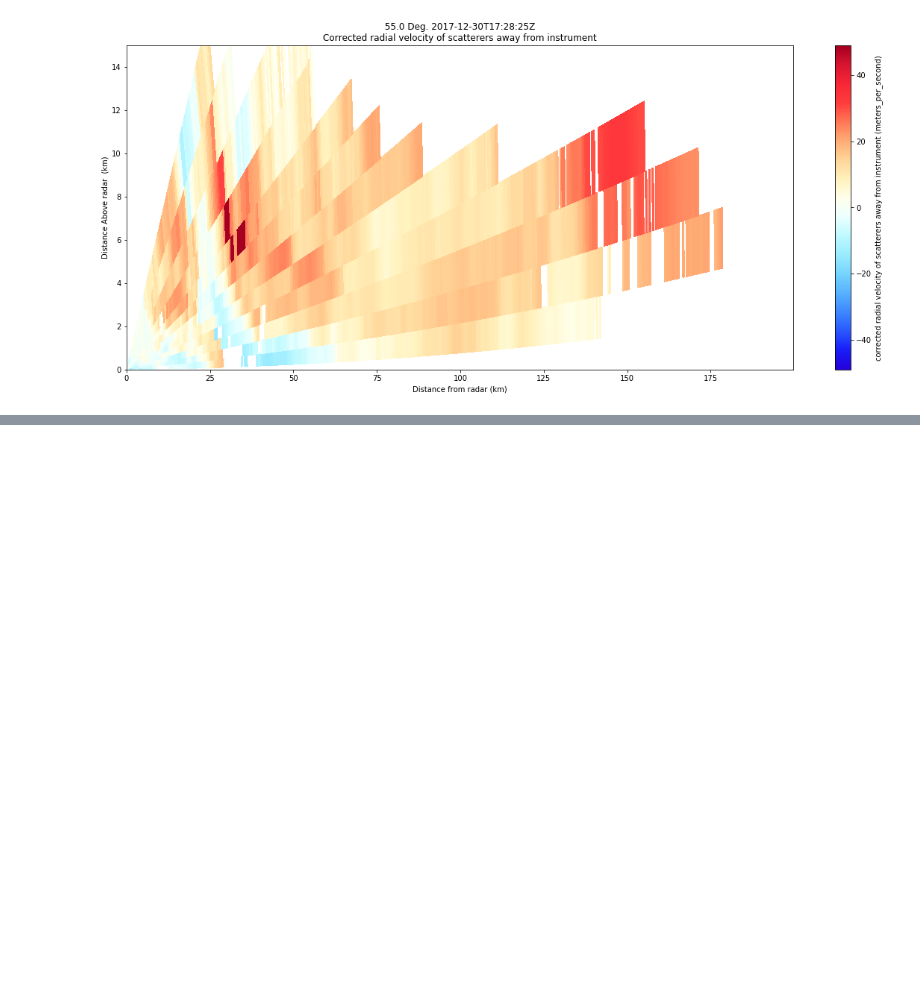
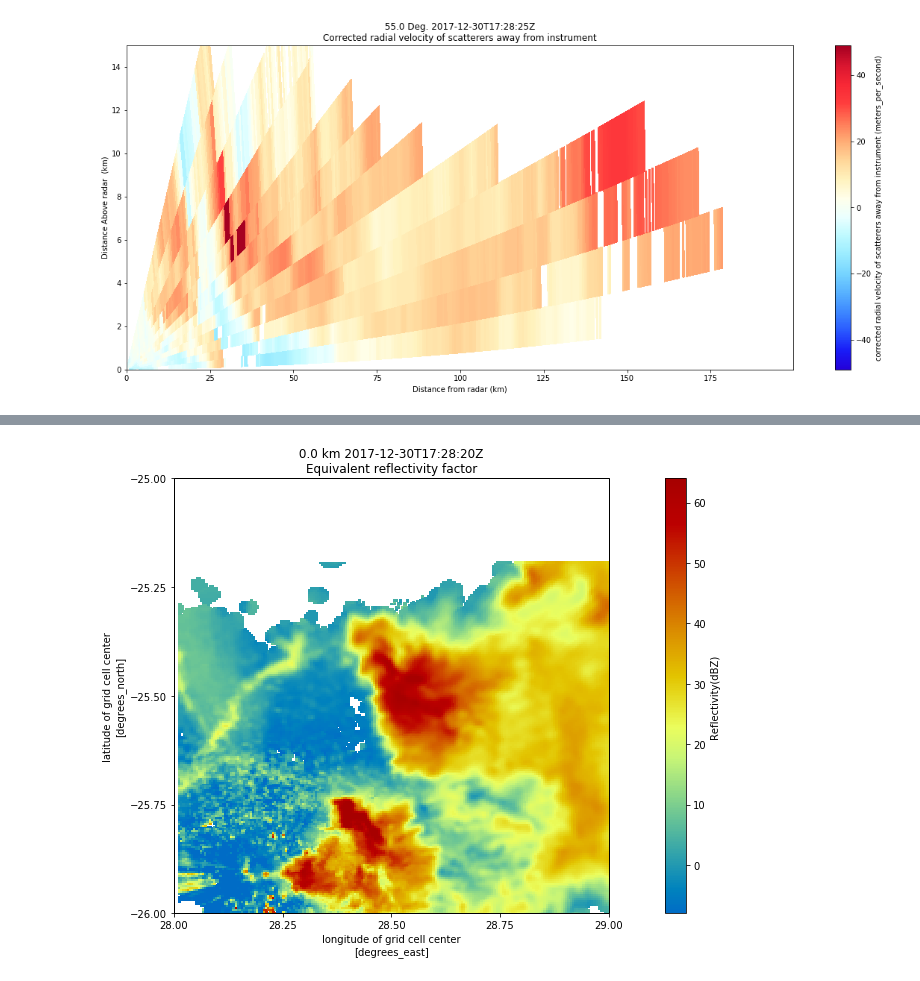
Before and after one commit to ANL-DIGR/saws-demo, a Jupyter notebook: notebooks/4_Exploring_SAWS_Radar_Data.ipynb, the cells around one changed output, grey strips where cells are left out. Cells and saved outputs as stored; diff of their text form; code cells hidden in the pictures; blank space fills up the shorter version.

```diff
--- a/notebooks/4_Exploring_SAWS_Radar_Data.ipynb
+++ b/notebooks/4_Exploring_SAWS_Radar_Data.ipynb
@@ -313,0 +339,7 @@ plt.ylim([0,15])
+# %%
+myf = plt.figure(figsize=[20,8])
+gdisp = pyart.graph.GridMapDisplay(inner_grids)
+gdisp.plot_grid('reflectivity', level=0, vmin=-8, vmax=64)
+#plt.ylim([-26.5, -25.59])
+# %% [output]
+[figure, added]
```
Also changed, not shown: parts of 10 cells of this notebook.
